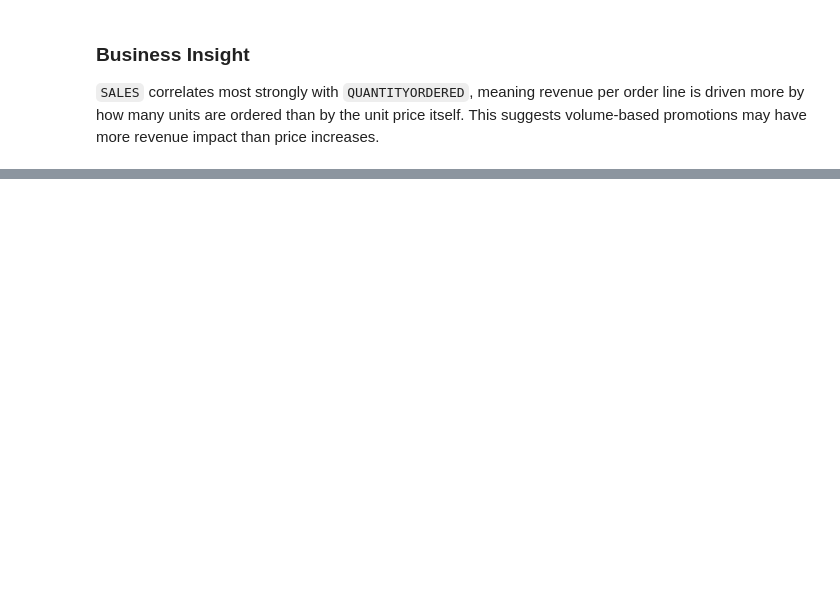
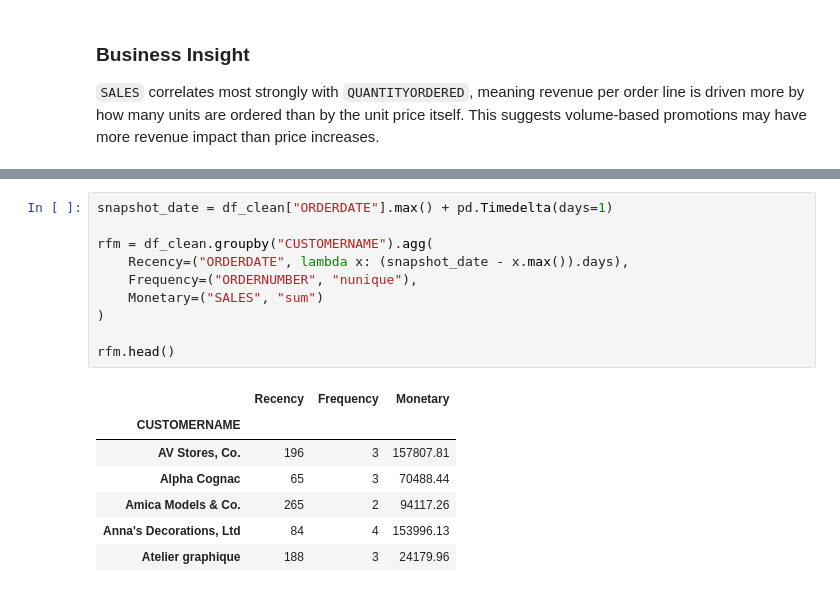
Before and after one commit to MasoudKamali7/sales-analysis, a Jupyter notebook: notebooks/sales_analysis.ipynb, the cells around one changed output, grey strips where cells are left out. Saved outputs shown, nothing was run; the diff lists cells and outputs as text; blank space fills up the shorter version.

```diff
--- a/notebooks/sales_analysis.ipynb
+++ b/notebooks/sales_analysis.ipynb
@@ -278,0 +474,18 @@ plt.show()
+# %%
+snapshot_date = df_clean["ORDERDATE"].max() + pd.Timedelta(days=1)
+
+rfm = df_clean.groupby("CUSTOMERNAME").agg(
+    Recency=("ORDERDATE", lambda x: (snapshot_date - x.max()).days),
+    Frequency=("ORDERNUMBER", "nunique"),
+    Monetary=("SALES", "sum")
+)
+
+rfm.head()
+# %% [output]
+|  | Recency | Frequency | Monetary |
+| CUSTOMERNAME |  |  |  |
+| AV Stores, Co. | 196 | 3 | 157807.81 |
+| Alpha Cognac | 65 | 3 | 70488.44 |
+| Amica Models & Co. | 265 | 2 | 94117.26 |
+| Anna's Decorations, Ltd | 84 | 4 | 153996.13 |
+| Atelier graphique | 188 | 3 | 24179.96 |
```
Also changed, not shown: parts of 32 cells of this notebook, 11 other files.
